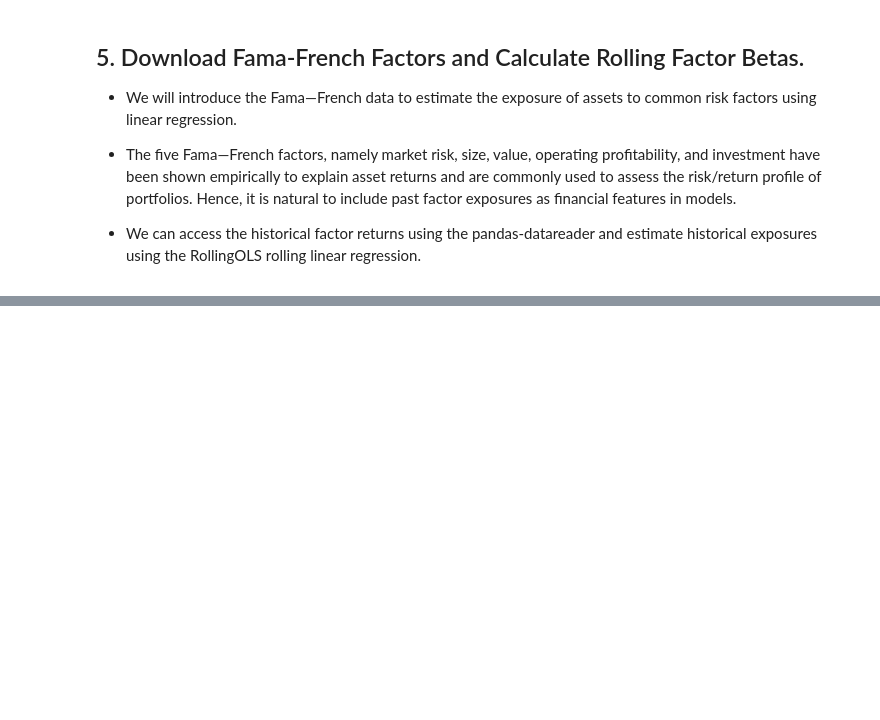
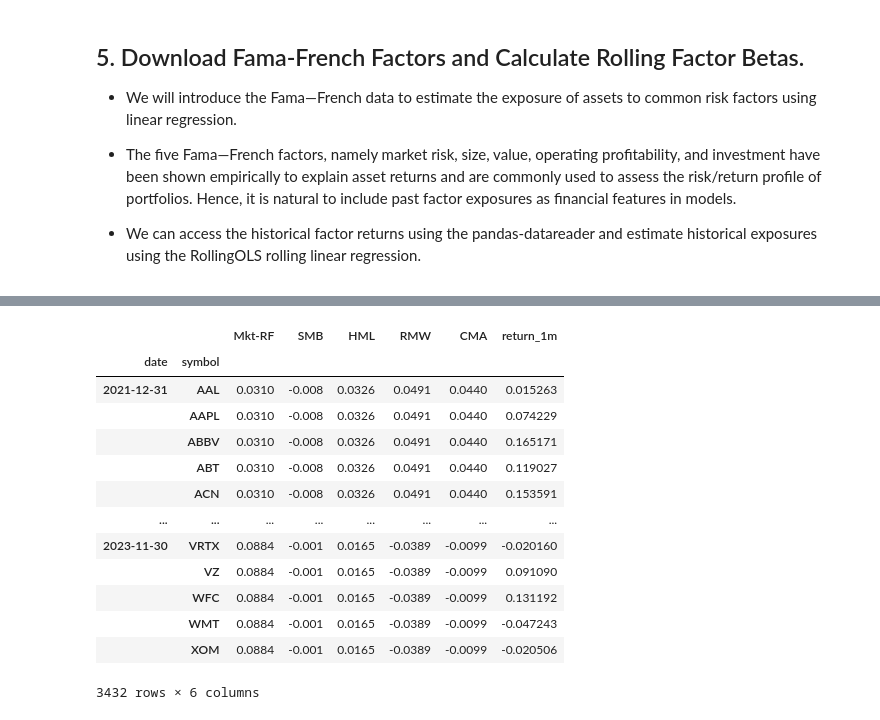
Before and after one commit to phytal/algorithmic-trading-python, a Jupyter notebook: unsupervised_learning.ipynb, the cells around one changed output, grey strips where cells are left out. Drawn from its saved outputs; the diff is of its cells as text; code cells hidden in the pictures; blank space fills up the shorter version.

Commit message:
calculate rolling factor betas

```diff
--- a/unsupervised_learning.ipynb
+++ b/unsupervised_learning.ipynb
@@ -361,3 +361,14 @@ data
 - The five Fama—French factors, namely market risk, size, value, operating profitability, and investment have been shown empirically to explain asset returns and are commonly used to assess the risk/return profile of portfolios. Hence, it is natural to include past factor exposures as financial features in models.
 
 - We can access the historical factor returns using the pandas-datareader and estimate historical exposures using the RollingOLS rolling linear regression.
+# %%
+factor_data = web.DataReader('F-F_Research_Data_5_Factors_2x3',
+               'famafrench',
+               start='2010')[0].drop('RF', axis=1)
+
+factor_data.index = factor_data.index.to_timestamp()
+
+factor_data = factor_data.resample('M').last().div(100)
+factor_data.index.name = 'date'
+
+factor_data
@@ -363,0 +390,19 @@ data
+# %%
+factor_data = factor_data.join(data['return_1m']).sort_index()
+
+factor_data
+# %% [output]
+|  |  | Mkt-RF | SMB | HML | RMW | CMA | return_1m |
+| date | symbol |  |  |  |  |  |  |
+| 2021-12-31 | AAL | 0.0310 | -0.008 | 0.0326 | 0.0491 | 0.0440 | 0.015263 |
+|  | AAPL | 0.0310 | -0.008 | 0.0326 | 0.0491 | 0.0440 | 0.074229 |
+|  | ABBV | 0.0310 | -0.008 | 0.0326 | 0.0491 | 0.0440 | 0.165171 |
+|  | ABT | 0.0310 | -0.008 | 0.0326 | 0.0491 | 0.0440 | 0.119027 |
+|  | ACN | 0.0310 | -0.008 | 0.0326 | 0.0491 | 0.0440 | 0.153591 |
+| ... | ... | ... | ... | ... | ... | ... | ... |
+| 2023-11-30 | VRTX | 0.0884 | -0.001 | 0.0165 | -0.0389 | -0.0099 | -0.020160 |
+|  | VZ | 0.0884 | -0.001 | 0.0165 | -0.0389 | -0.0099 | 0.091090 |
+|  | WFC | 0.0884 | -0.001 | 0.0165 | -0.0389 | -0.0099 | 0.131192 |
+|  | WMT | 0.0884 | -0.001 | 0.0165 | -0.0389 | -0.0099 | -0.047243 |
+|  | XOM | 0.0884 | -0.001 | 0.0165 | -0.0389 | -0.0099 | -0.020506 |
+3432 rows × 6 columns
```
Also changed, not shown: parts of 16 cells of this notebook.
